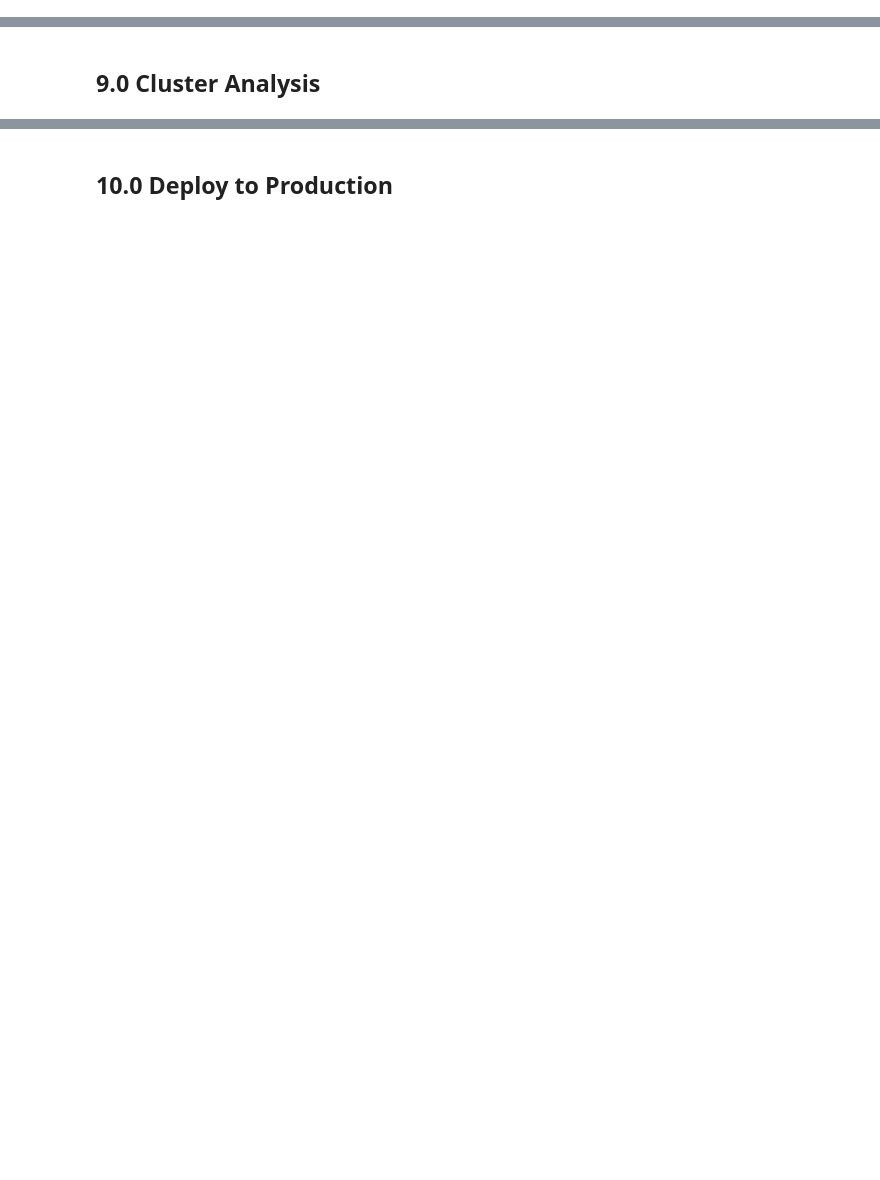
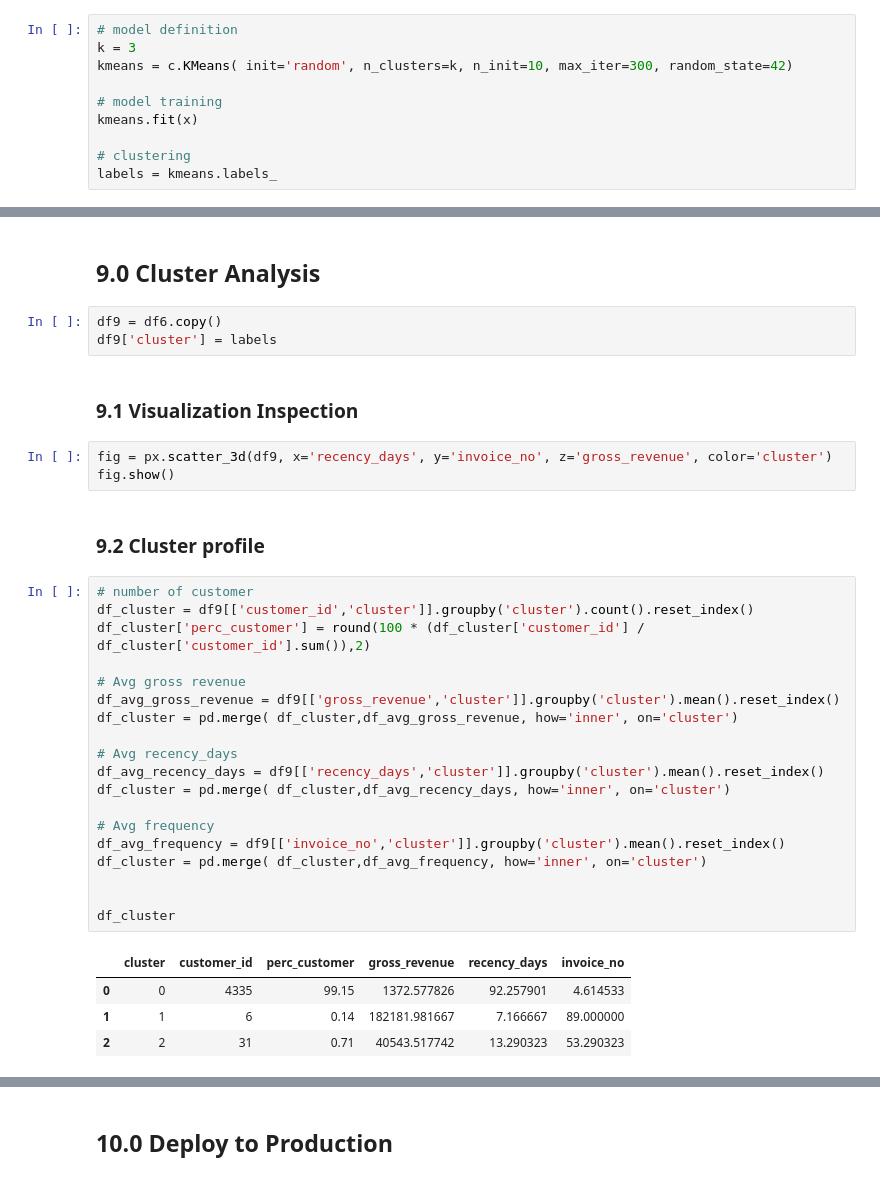
Before and after one commit to feliperastelli/FR_Insiders_Clustering, a Jupyter notebook: notebooks/c0.1_insiders_metrics.ipynb, the cells around one changed output, grey strips where cells are left out. Cells and saved outputs as stored; diff of their text form; blank space fills up the shorter version.

```diff
--- a/notebooks/c0.1_insiders_metrics.ipynb
+++ b/notebooks/c0.1_insiders_metrics.ipynb
@@ -289,0 +294,10 @@ kmeans.show()
+# %%
+# model definition
+k = 3
+kmeans = c.KMeans( init='random', n_clusters=k, n_init=10, max_iter=300, random_state=42)
+
+# model training
+kmeans.fit(x)
+
+# clustering
+labels = kmeans.labels_
@@ -290,2 +315,36 @@ kmeans.show()
 # %% [markdown]
 ## 9.0 Cluster Analysis
+# %%
+df9 = df6.copy()
+df9['cluster'] = labels
+# %% [markdown]
+### 9.1 Visualization Inspection
+# %%
+fig = px.scatter_3d(df9, x='recency_days', y='invoice_no', z='gross_revenue', color='cluster')
+fig.show()
+# %% [markdown]
+### 9.2 Cluster profile
+# %%
+# number of customer
+df_cluster = df9[['customer_id','cluster']].groupby('cluster').count().reset_index()
+df_cluster['perc_customer'] = round(100 * (df_cluster['customer_id'] / df_cluster['customer_id'].sum()),2)
+
+# Avg gross revenue
+df_avg_gross_revenue = df9[['gross_revenue','cluster']].groupby('cluster').mean().reset_index()
+df_cluster = pd.merge( df_cluster,df_avg_gross_revenue, how='inner', on='cluster')
+
+# Avg recency_days
+df_avg_recency_days = df9[['recency_days','cluster']].groupby('cluster').mean().reset_index()
+df_cluster = pd.merge( df_cluster,df_avg_recency_days, how='inner', on='cluster')
+
+# Avg frequency
+df_avg_frequency = df9[['invoice_no','cluster']].groupby('cluster').mean().reset_index()
+df_cluster = pd.merge( df_cluster,df_avg_frequency, how='inner', on='cluster')
+
+
+df_cluster
+# %% [output]
+|  | cluster | customer_id | perc_customer | gross_revenue | recency_days | invoice_no |
+| 0 | 0 | 4335 | 99.15 | 1372.577826 | 92.257901 | 4.614533 |
+| 1 | 1 | 6 | 0.14 | 182181.981667 | 7.166667 | 89.000000 |
+| 2 | 2 | 31 | 0.71 | 40543.517742 | 13.290323 | 53.290323 |
```
Also changed, not shown: parts of 7 cells of this notebook, 6 other files.
